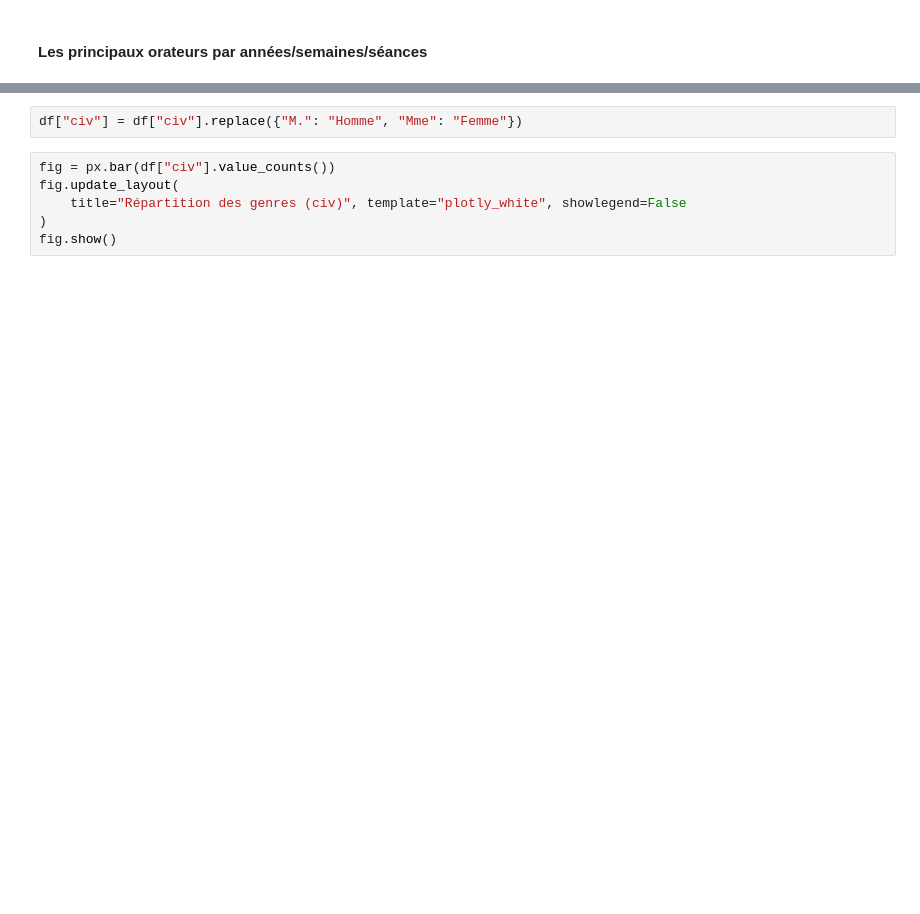
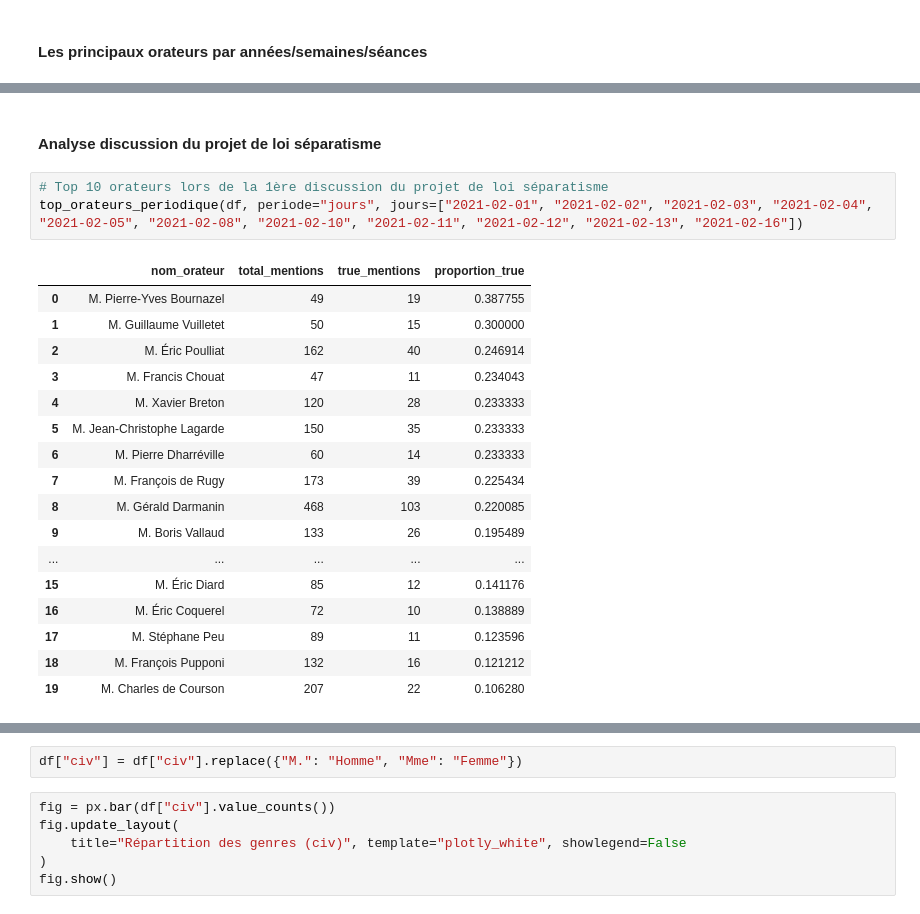
Before and after one commit to Matthias-Levalet/republique-cest-quoi, a Jupyter notebook: exploration/4- Analysis %.ipynb, the cells around one changed output, grey strips where cells are left out. Cells and saved outputs as stored; diff of their text form; blank space fills up the shorter version.

```diff
--- a/exploration/4- Analysis %.ipynb
+++ b/exploration/4- Analysis %.ipynb
@@ -797,0 +768,23 @@ fig_orateurs_time.show()
+# %% [markdown]
+#### Analyse discussion du projet de loi séparatisme
+# %%
+# Top 10 orateurs lors de la 1ère discussion du projet de loi séparatisme
+top_orateurs_periodique(df, periode="jours", jours=["2021-02-01", "2021-02-02", "2021-02-03", "2021-02-04", "2021-02-05", "2021-02-08", "2021-02-10", "2021-02-11", "2021-02-12", "2021-02-13", "2021-02-16"])
+# %% [output]
+|  | nom_orateur | total_mentions | true_mentions | proportion_true |
+| 0 | M. Pierre-Yves Bournazel | 49 | 19 | 0.387755 |
+| 1 | M. Guillaume Vuilletet | 50 | 15 | 0.300000 |
+| 2 | M. Éric Poulliat | 162 | 40 | 0.246914 |
+| 3 | M. Francis Chouat | 47 | 11 | 0.234043 |
+| 4 | M. Xavier Breton | 120 | 28 | 0.233333 |
+| 5 | M. Jean-Christophe Lagarde | 150 | 35 | 0.233333 |
+| 6 | M. Pierre Dharréville | 60 | 14 | 0.233333 |
+| 7 | M. François de Rugy | 173 | 39 | 0.225434 |
+| 8 | M. Gérald Darmanin | 468 | 103 | 0.220085 |
+| 9 | M. Boris Vallaud | 133 | 26 | 0.195489 |
+| ... | ... | ... | ... | ... |
+| 15 | M. Éric Diard | 85 | 12 | 0.141176 |
+| 16 | M. Éric Coquerel | 72 | 10 | 0.138889 |
+| 17 | M. Stéphane Peu | 89 | 11 | 0.123596 |
+| 18 | M. François Pupponi | 132 | 16 | 0.121212 |
+| 19 | M. Charles de Courson | 207 | 22 | 0.106280 |
```
Also changed, not shown: parts of 41 cells of this notebook, 1 other file.
